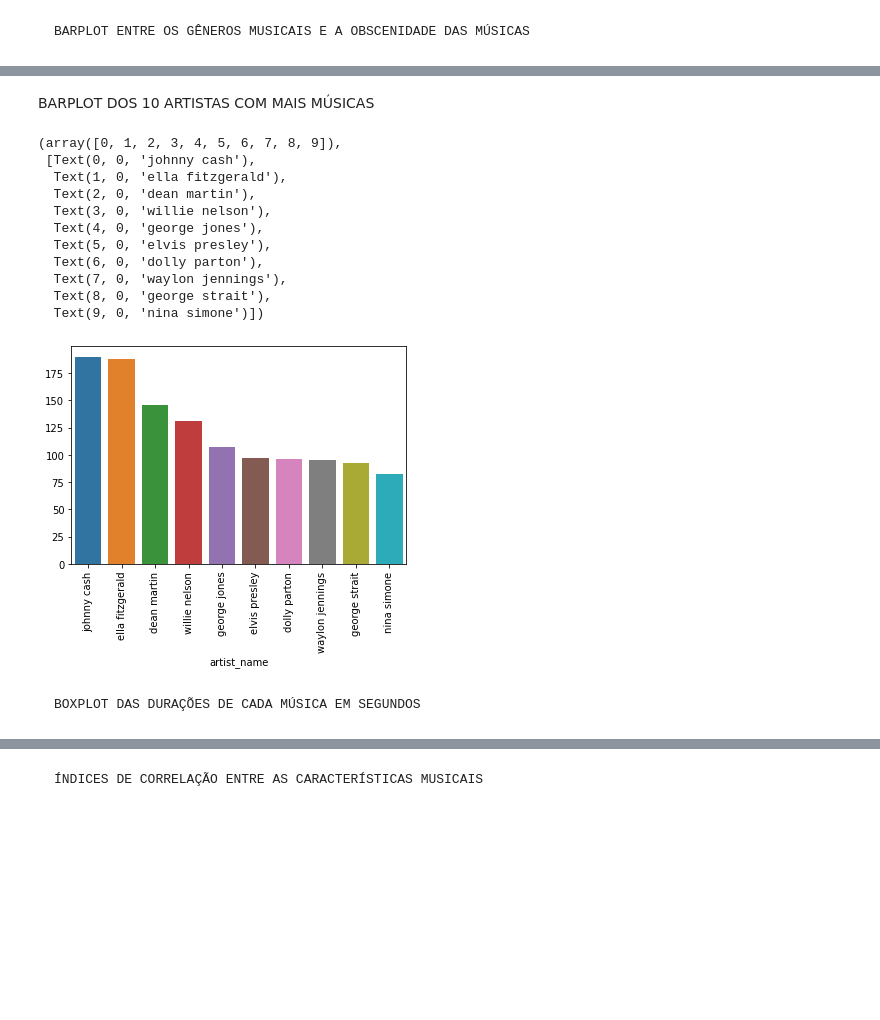
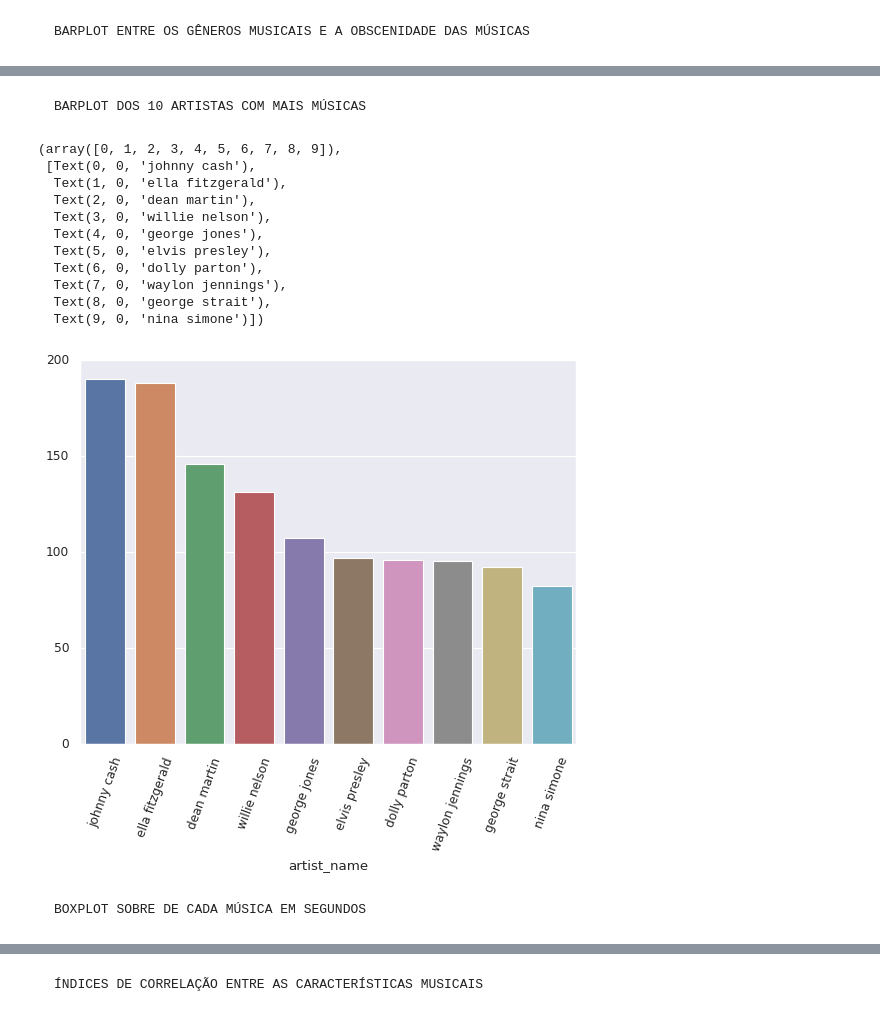
Before and after one commit to viniciusolzon/Music_Analysis, a Jupyter notebook: notebooks/dados.ipynb, the cells around one changed output, grey strips where cells are left out. Drawn from its saved outputs; the diff is of its cells as text; code cells hidden in the pictures; blank space fills up the shorter version.

```diff
--- a/notebooks/dados.ipynb
+++ b/notebooks/dados.ipynb
@@ -46,6 +45,7 @@ df.describe()
 # %% [markdown]
     LINEPLOT ENTRE ANO DE LANÇAMENTO CORRELACIONADO COM A OBSCENDIDADE DAS MÚSICAS
 # %%
+sns.set_theme()
 sns.lineplot(x="release_date", y="obscene", data= df)
 # %% [output]
 <AxesSubplot:xlabel='release_date', ylabel='obscene'>
@@ -60,27 +67,27 @@ sns.barplot(x="genre", y="obscene", data= df)
 # %% [markdown]
-BARPLOT DOS 10 ARTISTAS COM MAIS MÚSICAS
+    BARPLOT DOS 10 ARTISTAS COM MAIS MÚSICAS
 # %%
 most_artist = df.value_counts("artist_name")
 most5_artist = most_artist.head(10)
 most5df = pd.DataFrame(most5_artist)
 most5df.index
 most5_artist.unique()
 
-sns.barplot(x = most5df.index, y = most5_artist.unique(), data =df)
-plt.xticks(rotation = 90)
+sns.barplot(x = most5df.index, y = most5_artist.unique(), data =df, alpha = 1)
+plt.xticks(rotation = 70)
 # %% [output]
 (array([0, 1, 2, 3, 4, 5, 6, 7, 8, 9]),
  [Text(0, 0, 'johnny cash'),
   Text(1, 0, 'ella fitzgerald'),
   Text(2, 0, 'dean martin'),
   Text(3, 0, 'willie nelson'),
   Text(4, 0, 'george jones'),
   Text(5, 0, 'elvis presley'),
   Text(6, 0, 'dolly parton'),
   Text(7, 0, 'waylon jennings'),
   Text(8, 0, 'george strait'),
   Text(9, 0, 'nina simone')])
-[figure, old version]
+[figure, new version]
 # %% [markdown]
-    BOXPLOT DAS DURAÇÕES DE CADA MÚSICA EM SEGUNDOS
+    BOXPLOT SOBRE DE CADA MÚSICA EM SEGUNDOS
 # %%
```
Also changed, not shown: parts of 16 cells of this notebook.
